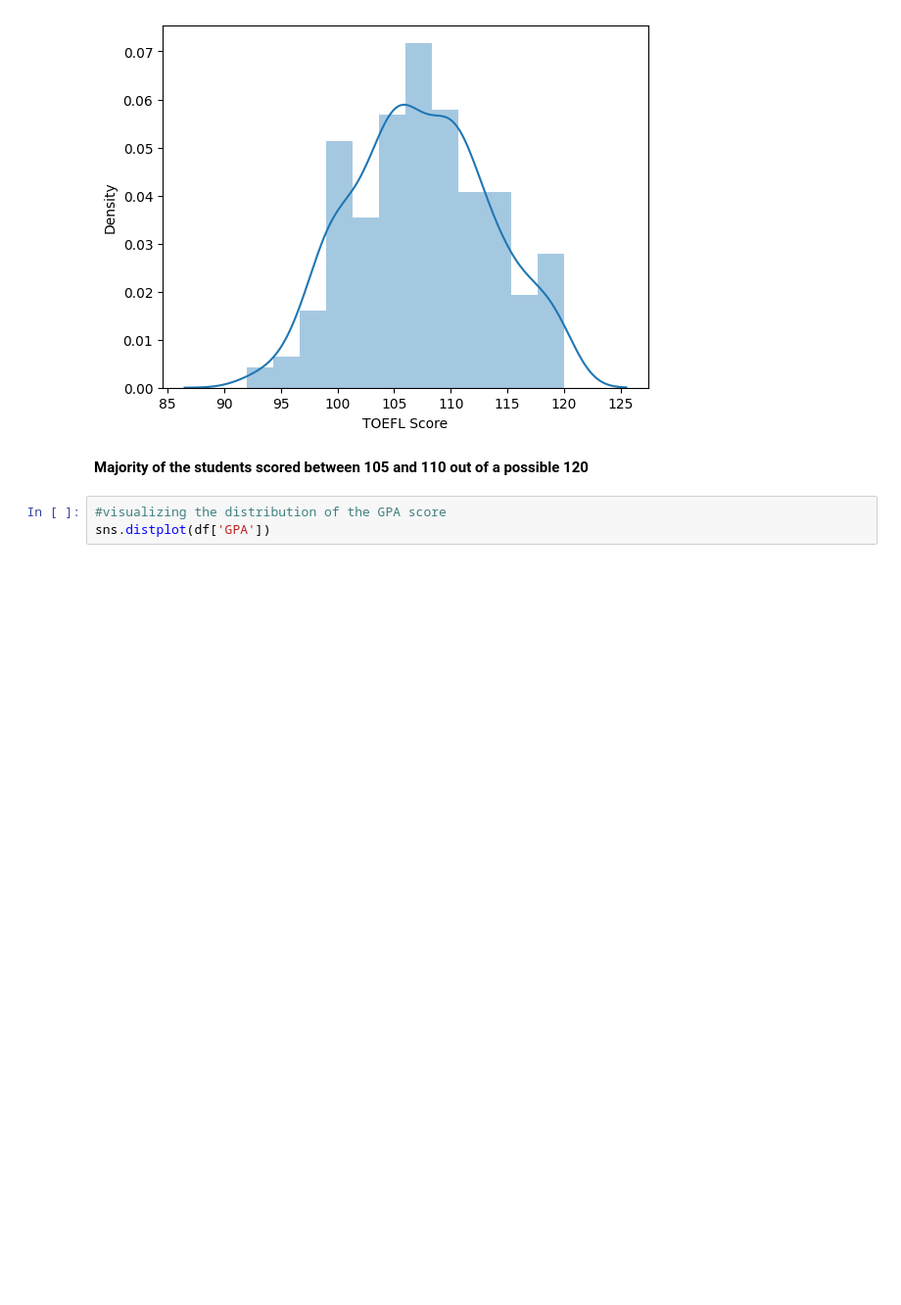
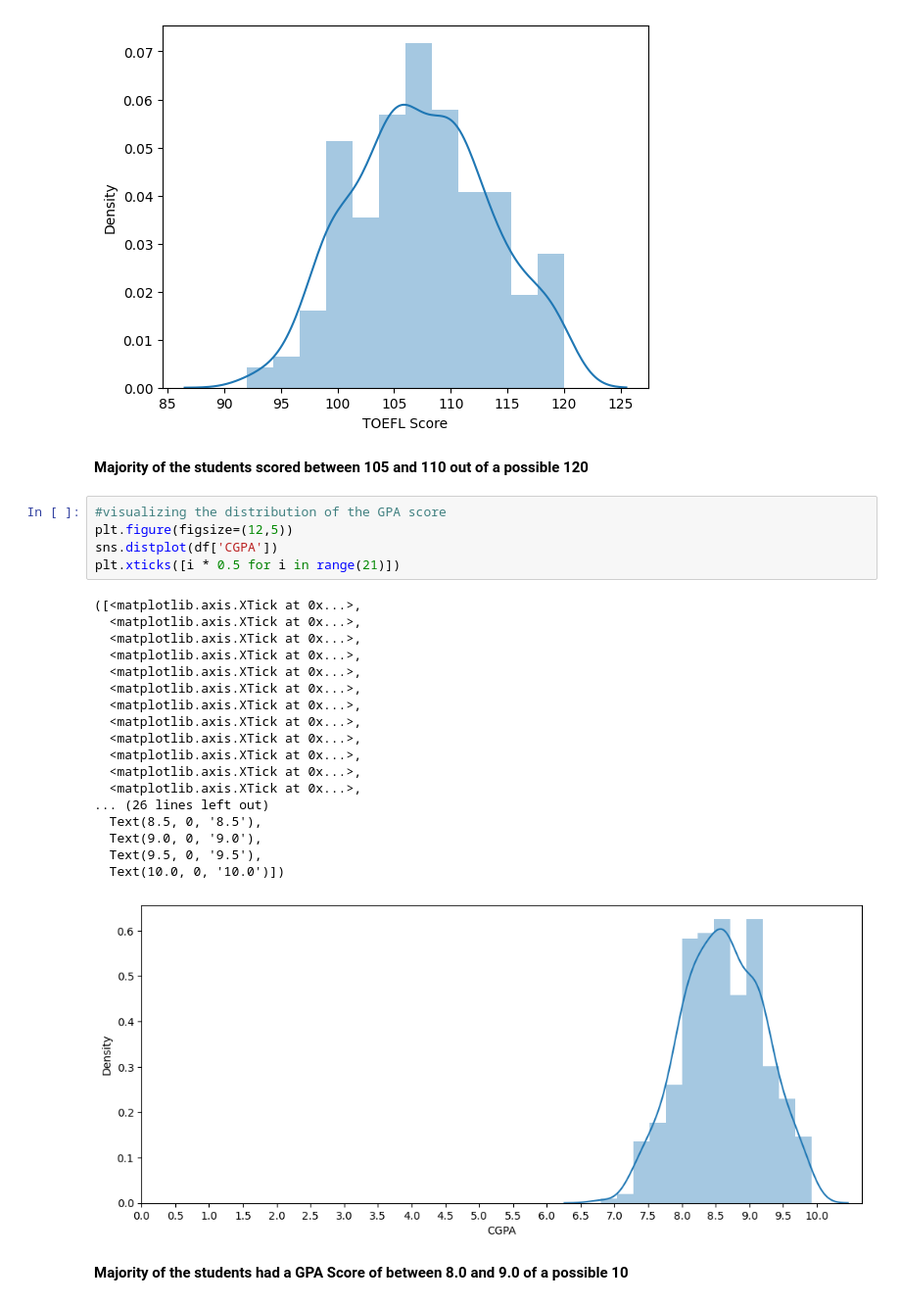
Before and after one commit to Murega14/universit_admissions_prediction, a Jupyter notebook: index.ipynb, the cells around one changed output. Shown at 98% size. Saved outputs shown, nothing was run; the diff lists cells and outputs as text; blank space fills up the shorter version.

```diff
--- a/index.ipynb
+++ b/index.ipynb
@@ -117,4 +117,27 @@ sns.distplot(df['TOEFL Score'])
 **Majority of the students scored between 105 and 110 out of a possible 120**
 # %%
 #visualizing the distribution of the GPA score
-sns.distplot(df['GPA'])
+plt.figure(figsize=(12,5))
+sns.distplot(df['CGPA'])
+plt.xticks([i * 0.5 for i in range(21)])
+# %% [output]
+([<matplotlib.axis.XTick at 0x...>,
+  <matplotlib.axis.XTick at 0x...>,
+  <matplotlib.axis.XTick at 0x...>,
+  <matplotlib.axis.XTick at 0x...>,
+  <matplotlib.axis.XTick at 0x...>,
+  <matplotlib.axis.XTick at 0x...>,
+  <matplotlib.axis.XTick at 0x...>,
+  <matplotlib.axis.XTick at 0x...>,
+  <matplotlib.axis.XTick at 0x...>,
+  <matplotlib.axis.XTick at 0x...>,
+  <matplotlib.axis.XTick at 0x...>,
+  <matplotlib.axis.XTick at 0x...>,
+... (26 lines left out)
+  Text(8.5, 0, '8.5'),
+  Text(9.0, 0, '9.0'),
+  Text(9.5, 0, '9.5'),
+  Text(10.0, 0, '10.0')])
+[figure, added]
+# %% [markdown]
+**Majority of the students had a GPA Score of between 8.0 and 9.0 of a possible 10**
```
Also changed, not shown: parts of 3 cells of this notebook.
